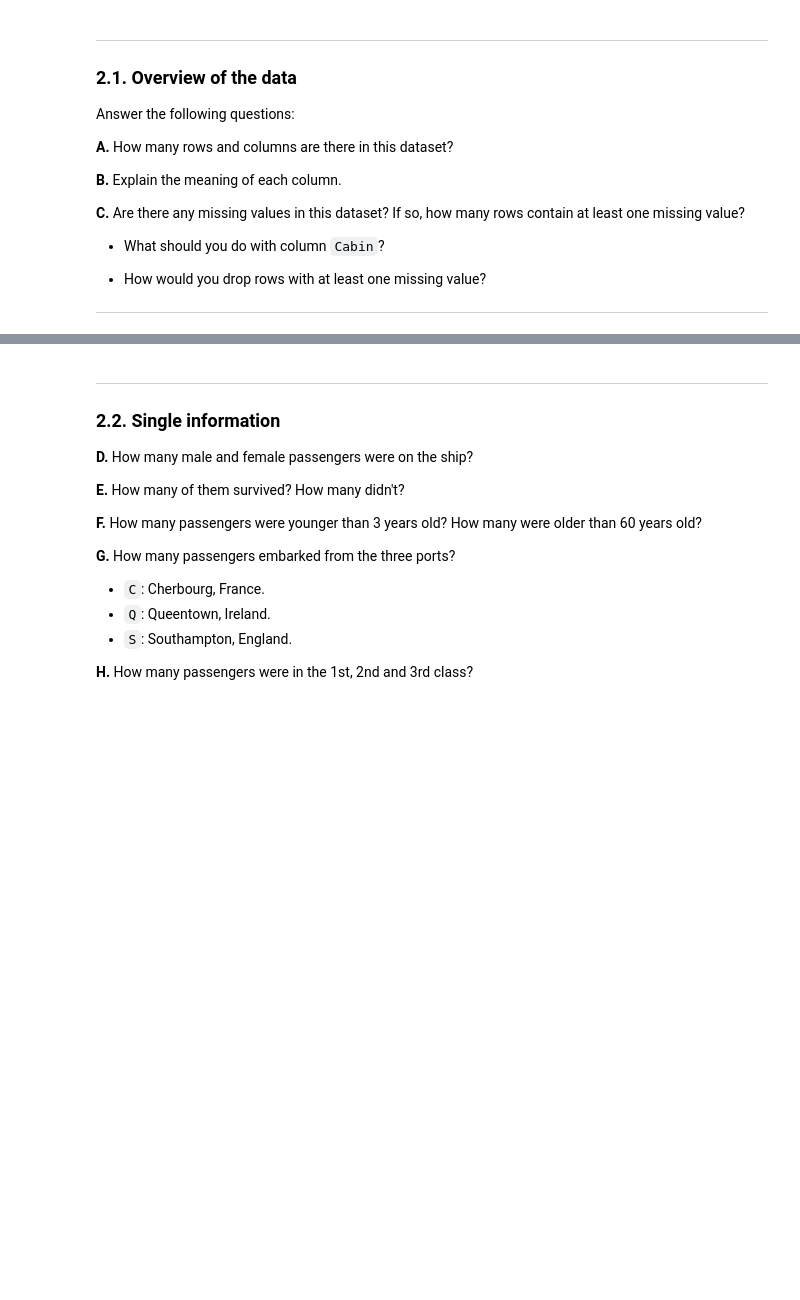
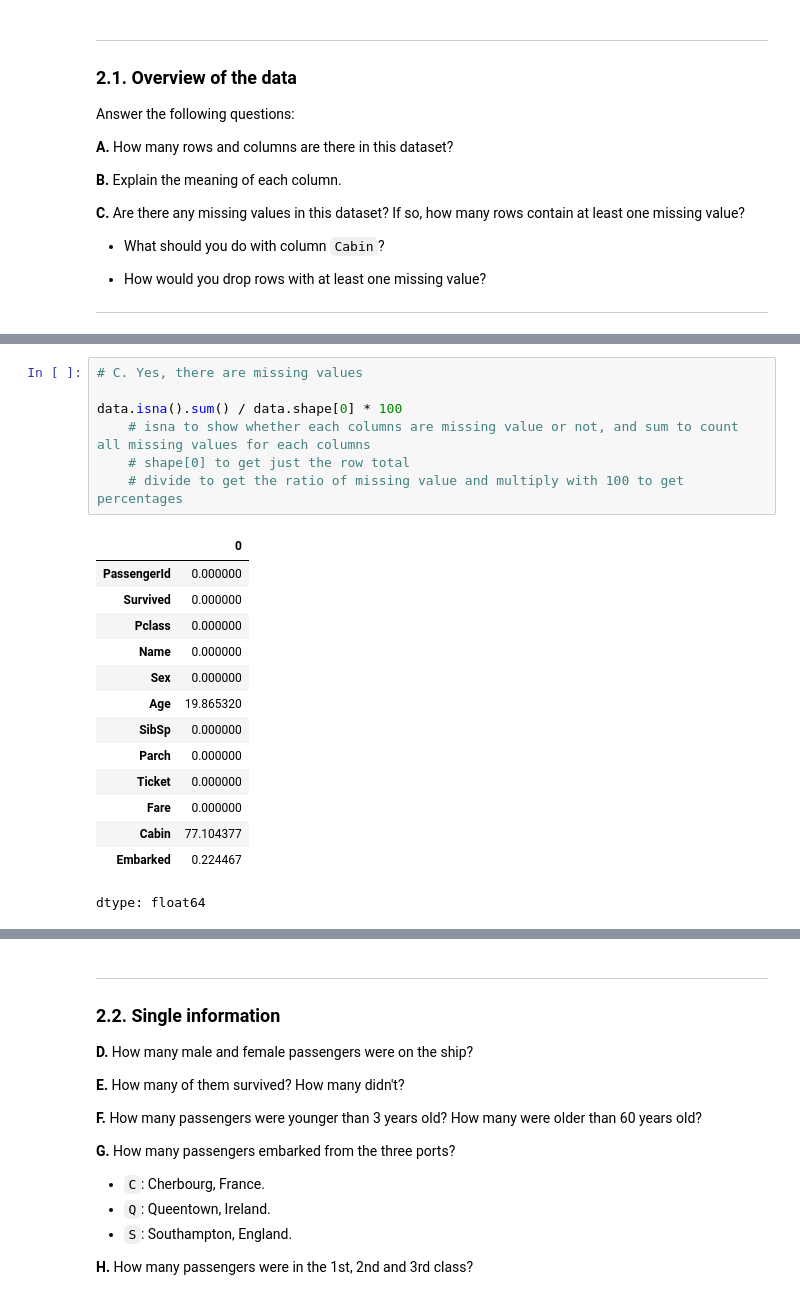
Before and after one commit to SuosSovanrith/DataAnalysisI, a Jupyter notebook: Lab1_SuosSovanrith.ipynb, the cells around one changed output, grey strips where cells are left out. Cells and saved outputs as stored; diff of their text form; blank space fills up the shorter version.

```diff
--- a/Lab1_SuosSovanrith.ipynb
+++ b/Lab1_SuosSovanrith.ipynb
@@ -86,0 +117,22 @@ Answer the following questions:
+# %%
+# C. Yes, there are missing values
+
+data.isna().sum() / data.shape[0] * 100
+    # isna to show whether each columns are missing value or not, and sum to count all missing values for each columns
+    # shape[0] to get just the row total
+    # divide to get the ratio of missing value and multiply with 100 to get percentages
+# %% [output]
+|  | 0 |
+| PassengerId | 0.000000 |
+| Survived | 0.000000 |
+| Pclass | 0.000000 |
+| Name | 0.000000 |
+| Sex | 0.000000 |
+| Age | 19.865320 |
+| SibSp | 0.000000 |
+| Parch | 0.000000 |
+| Ticket | 0.000000 |
+| Fare | 0.000000 |
+| Cabin | 77.104377 |
+| Embarked | 0.224467 |
+dtype: float64
```
Also changed, not shown: parts of 16 cells of this notebook.
